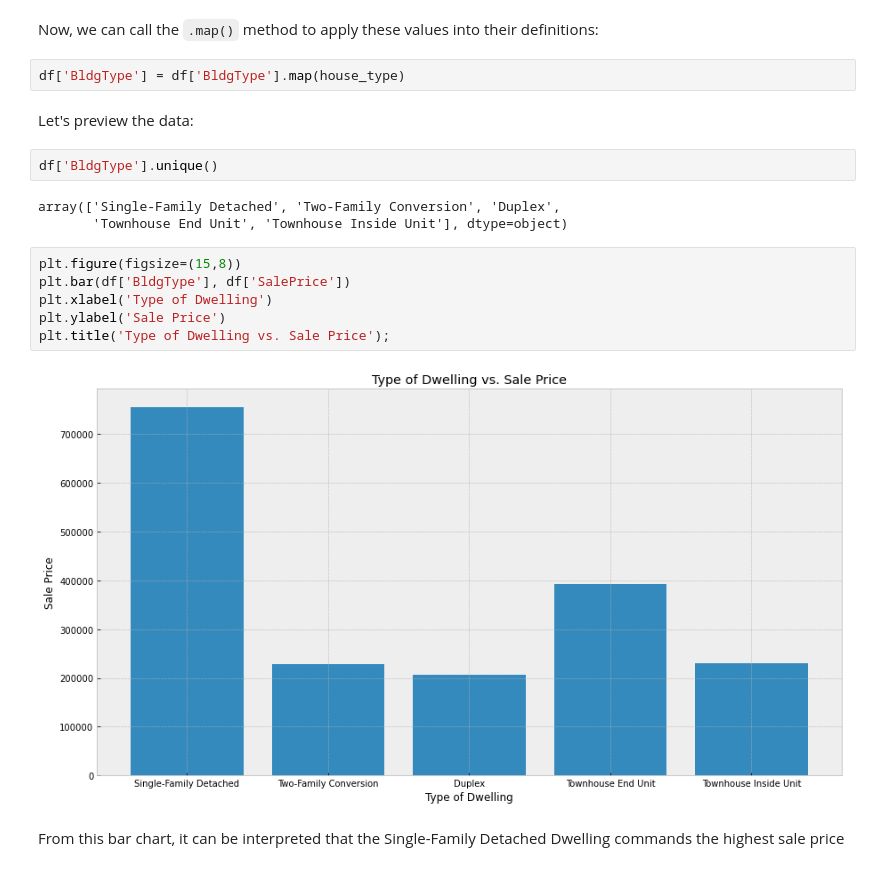
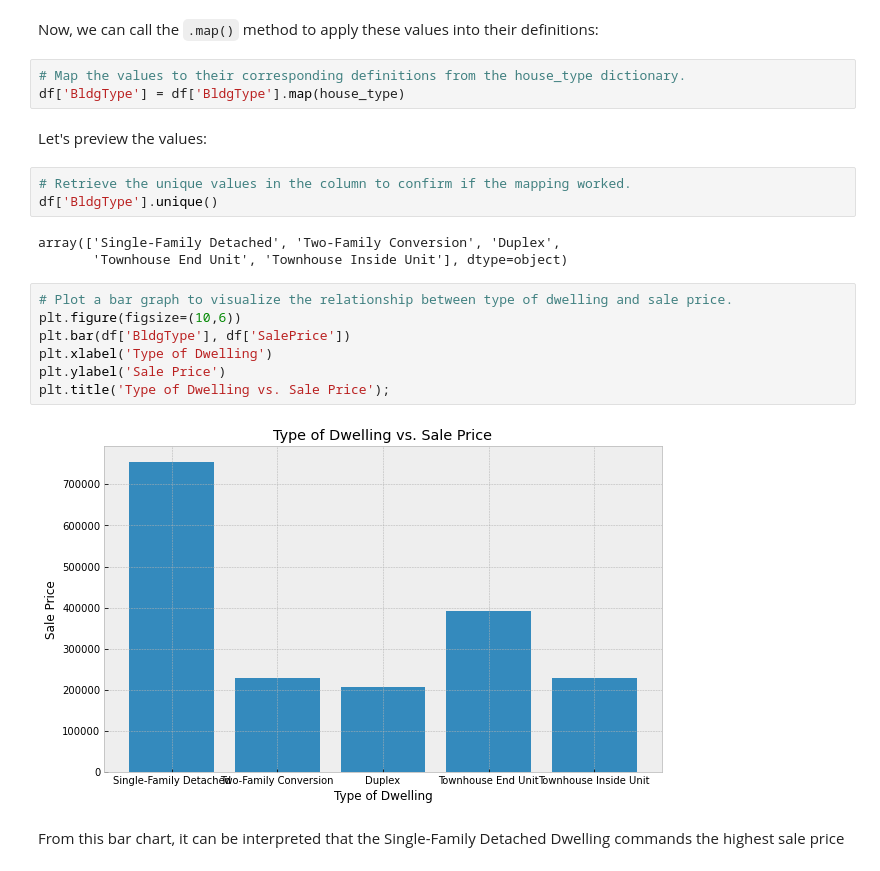
Before and after one commit to Brian-Kanyenje/dsc-pandas-eda-lab, a Jupyter notebook: index.ipynb, the cells around one changed output. Cells and saved outputs as stored; diff of their text form.

```diff
--- a/index.ipynb
+++ b/index.ipynb
@@ -340,23 +350,26 @@ house_type = {
 }
 # %% [markdown]
 Now, we can call the `.map()` method to apply these values into their definitions:
-# %%
-df['BldgType'] = df['BldgType'].map(house_type)
+# %%
+# Map the values to their corresponding definitions from the house_type dictionary.
+df['BldgType'] = df['BldgType'].map(house_type)
 # %% [markdown]
-Let's preview the data:
+Let's preview the values:
-# %%
-df['BldgType'].unique()
-# %% [output]
-array(['Single-Family Detached', 'Two-Family Conversion', 'Duplex',
-       'Townhouse End Unit', 'Townhouse Inside Unit'], dtype=object)
+# %%
+# Retrieve the unique values in the column to confirm if the mapping worked.
+df['BldgType'].unique()
+# %% [output]
+array(['Single-Family Detached', 'Two-Family Conversion', 'Duplex',
+       'Townhouse End Unit', 'Townhouse Inside Unit'], dtype=object)
 # %%
-plt.figure(figsize=(15,8))
+# Plot a bar graph to visualize the relationship between type of dwelling and sale price.
+plt.figure(figsize=(10,6))
 plt.bar(df['BldgType'], df['SalePrice'])
 plt.xlabel('Type of Dwelling')
 plt.ylabel('Sale Price')
 plt.title('Type of Dwelling vs. Sale Price');
 # %% [output]
-[figure, old version]
+[figure, new version]
 # %% [markdown]
 From this bar chart, it can be interpreted that the Single-Family Detached Dwelling commands the highest sale price
 # %% [markdown]
```
Also changed, not shown: parts of 18 cells of this notebook.
